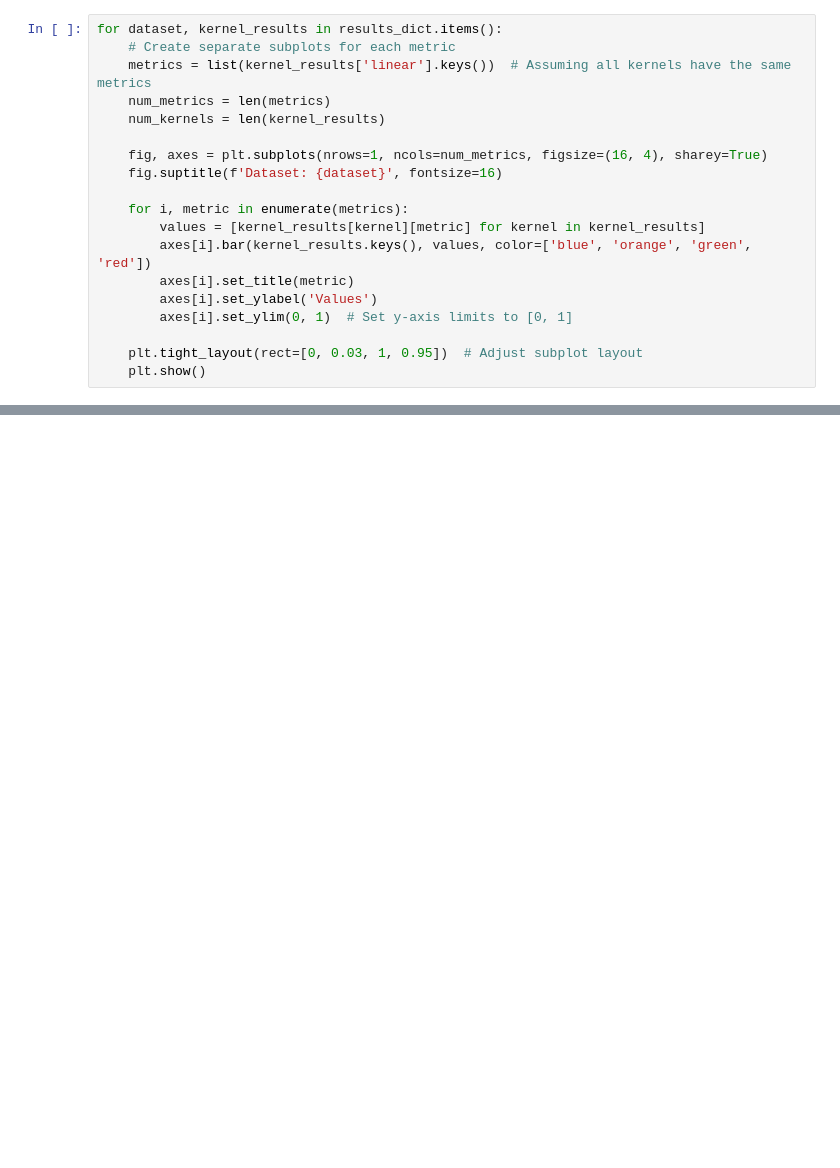
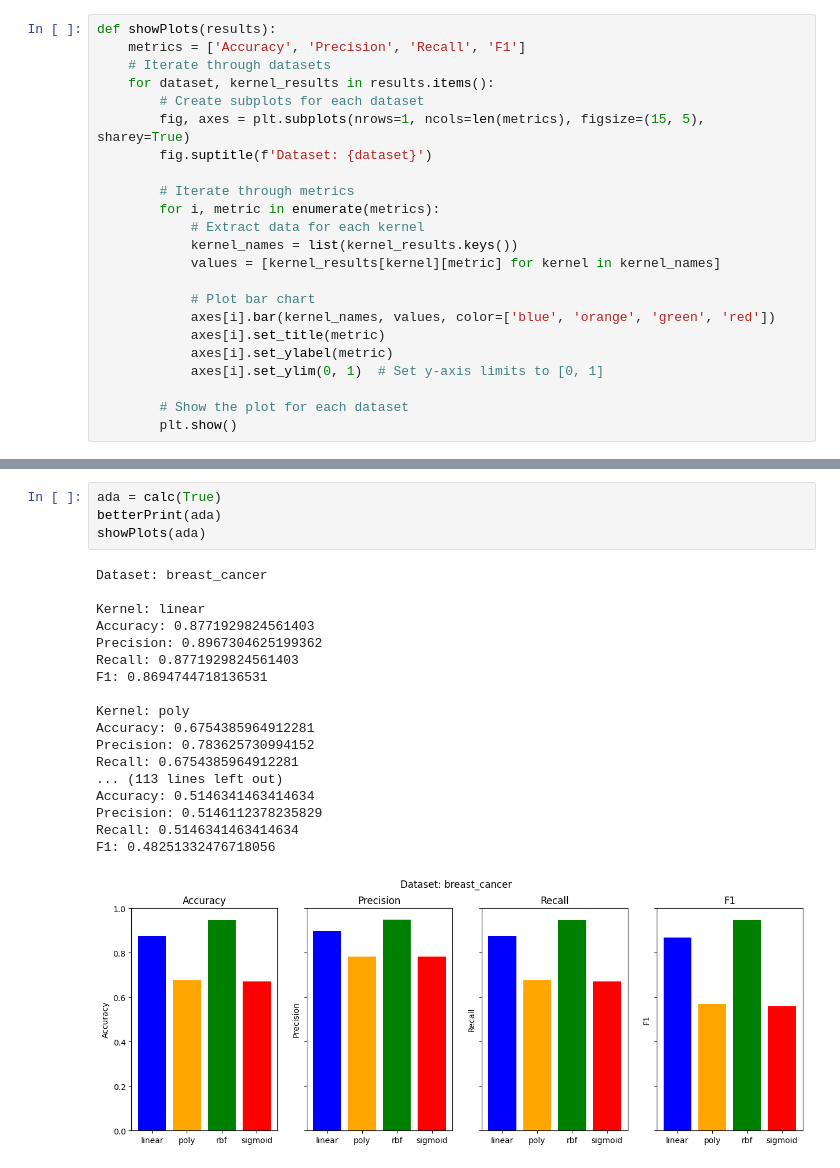
Before and after one commit to MaciekMakowski/CSIMAI, a Jupyter notebook: Projekt/main.ipynb, the cells around one changed output, grey strips where cells are left out. Drawn from its saved outputs; the diff is of its cells as text; blank space fills up the shorter version.

```diff
--- a/Projekt/main.ipynb
+++ b/Projekt/main.ipynb
@@ -78,19 +67,23 @@ F1: 0.48251332476718056
 # %%
-for dataset, kernel_results in results_dict.items():
-    # Create separate subplots for each metric
-    metrics = list(kernel_results['linear'].keys())  # Assuming all kernels have the same metrics
-    num_metrics = len(metrics)
-    num_kernels = len(kernel_results)
+def showPlots(results):
+    metrics = ['Accuracy', 'Precision', 'Recall', 'F1']
+    # Iterate through datasets
+    for dataset, kernel_results in results.items():
+        # Create subplots for each dataset
+        fig, axes = plt.subplots(nrows=1, ncols=len(metrics), figsize=(15, 5), sharey=True)
+        fig.suptitle(f'Dataset: {dataset}')
 
-    fig, axes = plt.subplots(nrows=1, ncols=num_metrics, figsize=(16, 4), sharey=True)
-    fig.suptitle(f'Dataset: {dataset}', fontsize=16)
+        # Iterate through metrics
+        for i, metric in enumerate(metrics):
+            # Extract data for each kernel
+            kernel_names = list(kernel_results.keys())
+            values = [kernel_results[kernel][metric] for kernel in kernel_names]
 
-    for i, metric in enumerate(metrics):
-        values = [kernel_results[kernel][metric] for kernel in kernel_results]
-        axes[i].bar(kernel_results.keys(), values, color=['blue', 'orange', 'green', 'red'])
-        axes[i].set_title(metric)
-        axes[i].set_ylabel('Values')
-        axes[i].set_ylim(0, 1)  # Set y-axis limits to [0, 1]
+            # Plot bar chart
+            axes[i].bar(kernel_names, values, color=['blue', 'orange', 'green', 'red'])
+            axes[i].set_title(metric)
+            axes[i].set_ylabel(metric)
+            axes[i].set_ylim(0, 1)  # Set y-axis limits to [0, 1]
 
-    plt.tight_layout(rect=[0, 0.03, 1, 0.95])  # Adjust subplot layout
-    plt.show()
+        # Show the plot for each dataset
+        plt.show()
@@ -190,0 +90,23 @@ for dataset, kernel_results in results_dict.items():
+# %%
+ada = calc(True)
+betterPrint(ada)
+showPlots(ada)
+# %% [output]
+Dataset: breast_cancer
+
+Kernel: linear
+Accuracy: 0.8771929824561403
+Precision: 0.8967304625199362
+Recall: 0.8771929824561403
+F1: 0.8694744718136531
+
+Kernel: poly
+Accuracy: 0.6754385964912281
+Precision: 0.783625730994152
+Recall: 0.6754385964912281
+... (113 lines left out)
+Accuracy: 0.5146341463414634
+Precision: 0.5146112378235829
+Recall: 0.5146341463414634
+F1: 0.48251332476718056
+[figure, added]
```
Also changed, not shown: parts of 9 cells of this notebook.
